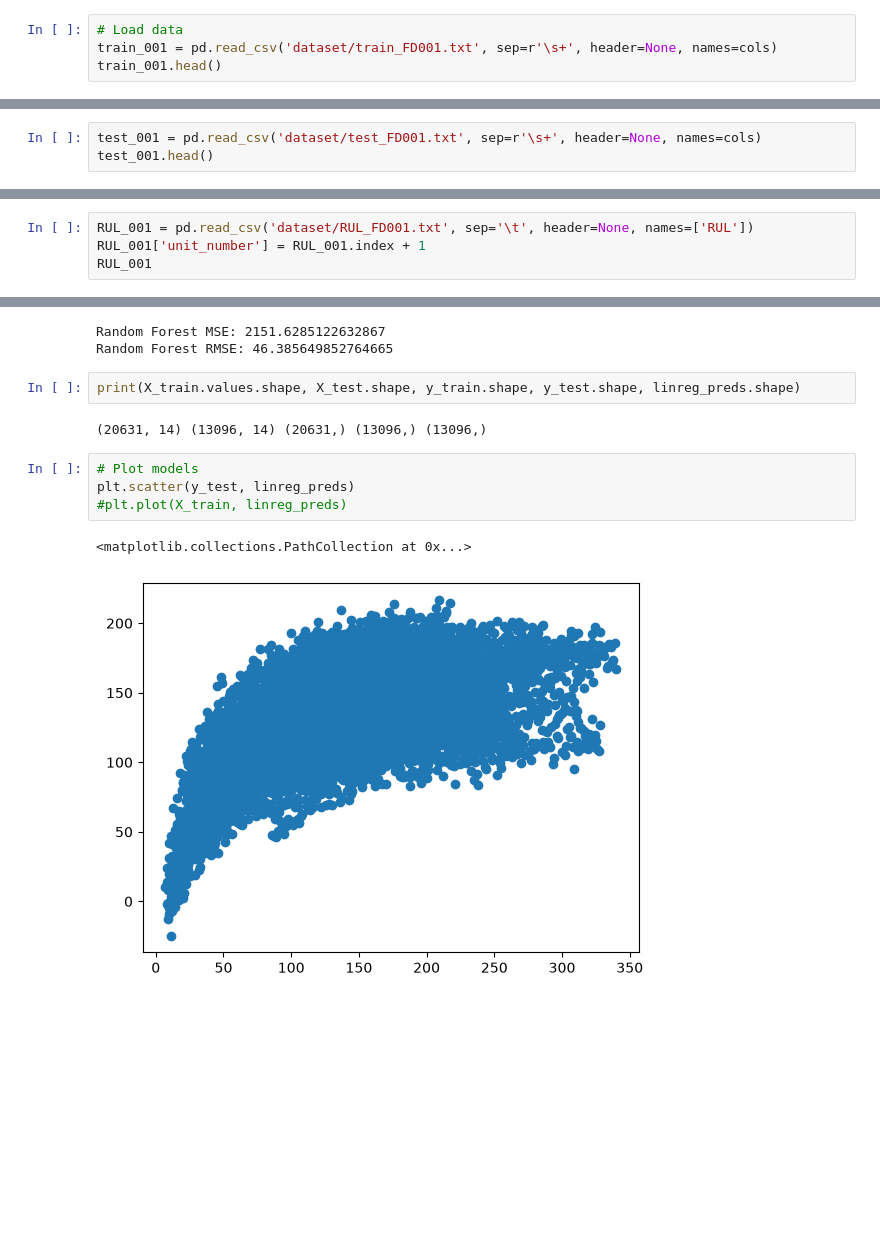
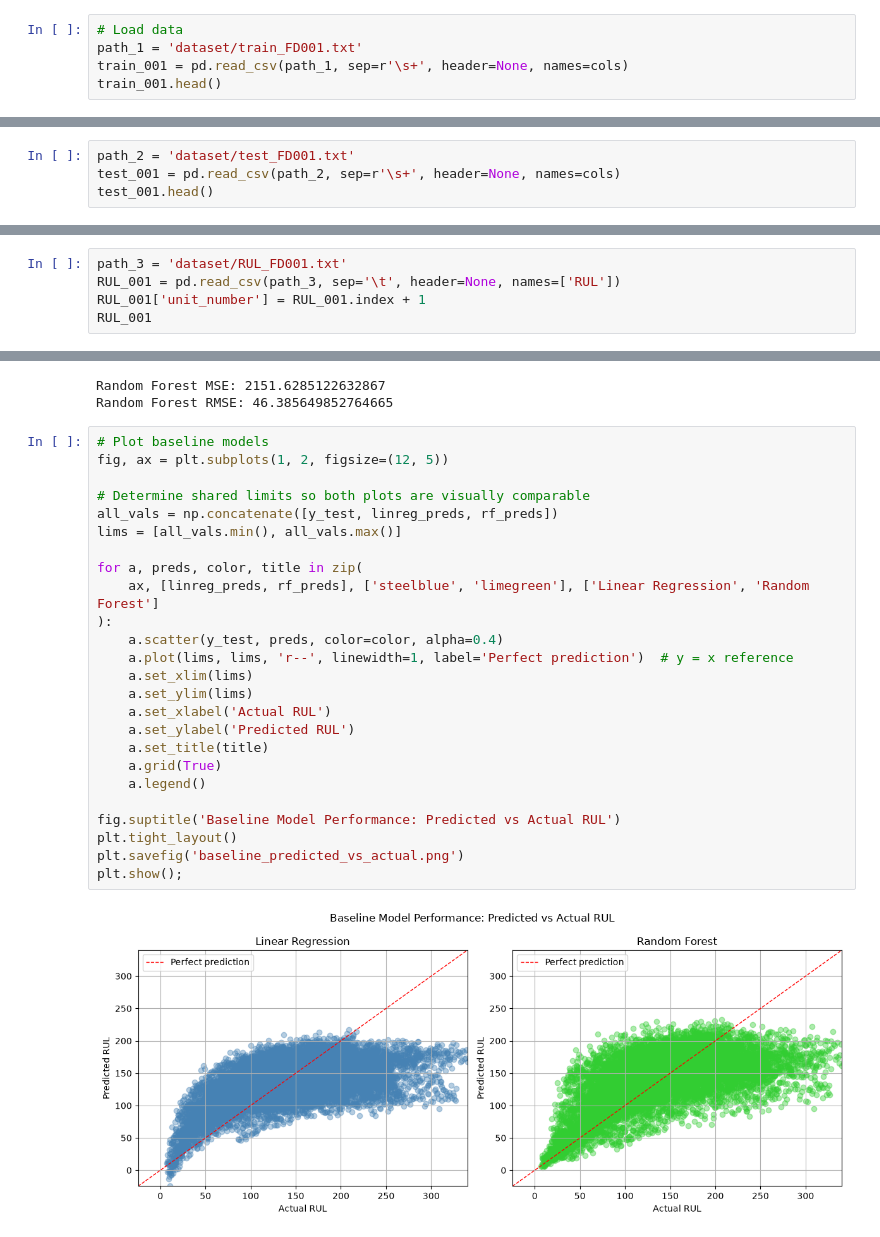
Before and after one commit to Agafie-Divine/predictive_maintenance_model, a Jupyter notebook: CMaps/RUL_turbofan.ipynb, the cells around one changed output, grey strips where cells are left out. Drawn from its saved outputs; the diff is of its cells as text; blank space fills up the shorter version.

Commit message:
baseline model plots

```diff
--- a/CMaps/RUL_turbofan.ipynb
+++ b/CMaps/RUL_turbofan.ipynb
@@ -15,7 +15,8 @@ sensor_measurements = [f'sensor_measurement_{i}' for i in range(1, 22)]
 cols = ['unit_number', 'time_in_cycles'] + operational_settings + sensor_measurements
 # %%
 # Load data
-train_001 = pd.read_csv('dataset/train_FD001.txt', sep=r'\s+', header=None, names=cols)
+path_1 = 'dataset/train_FD001.txt'
+train_001 = pd.read_csv(path_1, sep=r'\s+', header=None, names=cols)
 train_001.head()
 # %% [output]
 |  | unit_number | time_in_cycles | operational_setting_1 | operational_setting_2 | operational_setting_3 | ... |
@@ -95,7 +96,8 @@ feature_sensors = [s for s in sensor_measurements if s not in flat_sensors]
 # %% [markdown]
 #### Test set
 # %%
-test_001 = pd.read_csv('dataset/test_FD001.txt', sep=r'\s+', header=None, names=cols)
+path_2 = 'dataset/test_FD001.txt'
+test_001 = pd.read_csv(path_2, sep=r'\s+', header=None, names=cols)
 test_001.head()
 # %% [output]
 |  | unit_number | time_in_cycles | operational_setting_1 | operational_setting_2 | operational_setting_3 | ... |
@@ -106,7 +108,8 @@ test_001.head()
 | 4 | 1 | 5 | 0.0014 | 0.0000 | 100.0 | ... |
 5 rows × 26 columns
 # %%
-RUL_001 = pd.read_csv('dataset/RUL_FD001.txt', sep='\t', header=None, names=['RUL'])
+path_3 = 'dataset/RUL_FD001.txt'
+RUL_001 = pd.read_csv(path_3, sep='\t', header=None, names=['RUL'])
 RUL_001['unit_number'] = RUL_001.index + 1
 RUL_001
 # %% [output]
@@ -184,14 +187,30 @@ Random Forest RMSE: {np.sqrt(mean_squared_error(y_test, rf_preds))}')
 # %% [output]
 Random Forest MSE: 2151.6285122632867
 Random Forest RMSE: 46.385649852764665
-# %%
-print(X_train.values.shape, X_test.shape, y_train.shape, y_test.shape, linreg_preds.shape)
-# %% [output]
-(20631, 14) (13096, 14) (20631,) (13096,) (13096,)
 # %%
-# Plot models
-plt.scatter(y_test, linreg_preds)
-#plt.plot(X_train, linreg_preds)
+# Plot baseline models
+fig, ax = plt.subplots(1, 2, figsize=(12, 5))
+
+# Determine shared limits so both plots are visually comparable
+all_vals = np.concatenate([y_test, linreg_preds, rf_preds])
+lims = [all_vals.min(), all_vals.max()]
+
+for a, preds, color, title in zip(
+    ax, [linreg_preds, rf_preds], ['steelblue', 'limegreen'], ['Linear Regression', 'Random Forest']
+):
+    a.scatter(y_test, preds, color=color, alpha=0.4)
+    a.plot(lims, lims, 'r--', linewidth=1, label='Perfect prediction')  # y = x reference
+    a.set_xlim(lims)
+    a.set_ylim(lims)
+    a.set_xlabel('Actual RUL')
+    a.set_ylabel('Predicted RUL')
+    a.set_title(title)
+    a.grid(True)
+    a.legend()
+
+fig.suptitle('Baseline Model Performance: Predicted vs Actual RUL')
+plt.tight_layout()
+plt.savefig('baseline_predicted_vs_actual.png')
+plt.show();
 # %% [output]
-<matplotlib.collections.PathCollection at 0x...>
-[figure, old version]
+[figure, new version]
```
Also changed, not shown: parts of 1 cell of this notebook, 1 other file.
